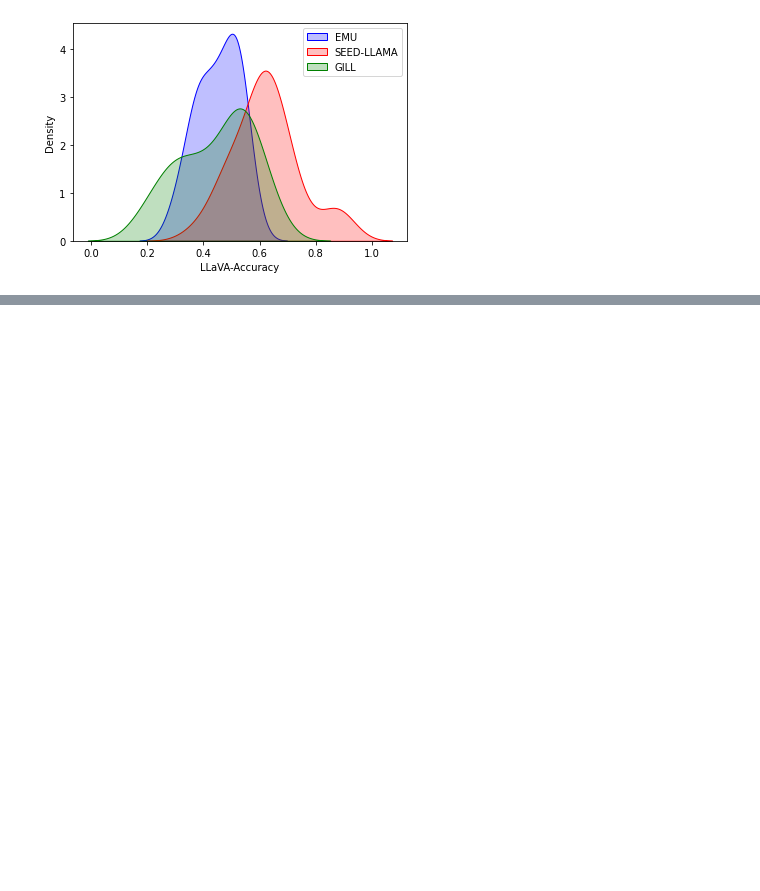
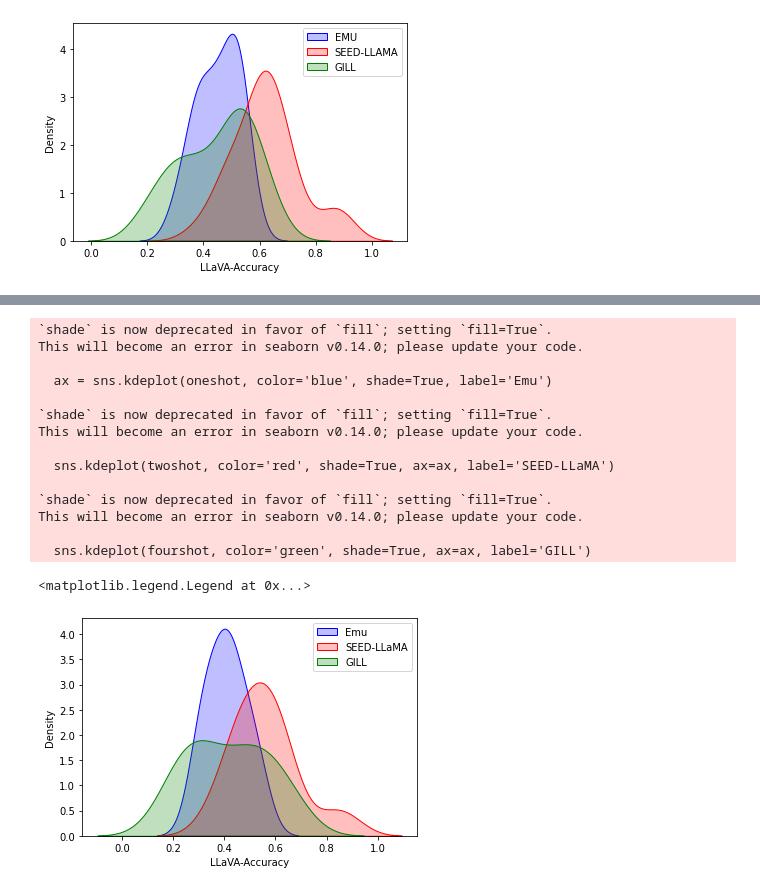
Before and after one commit to UW-Madison-Lee-Lab/CoBSAT, a Jupyter notebook: analysis/clip_llava_alignment.ipynb, the cells around one changed output, grey strips where cells are left out. Drawn from its saved outputs; the diff is of its cells as text; code cells hidden in the pictures; blank space fills up the shorter version.

```diff
--- a/clip_llava_alignment.ipynb
+++ b/analysis/clip_llava_alignment.ipynb
@@ -232,0 +285,32 @@ This will become an error in seaborn v0.14.0; please update your code.
+# %%
+# scatter plot
+shot = 1
+oneshot = get_model_index(data_llava, 'emu', shot)
+twoshot = get_model_index(data_llava, 'seed-llama', shot)
+fourshot = get_model_index(data_llava, 'gill', shot)
+
+# density plot
+ax = sns.kdeplot(oneshot, color='blue', shade=True, label='Emu')
+sns.kdeplot(twoshot, color='red', shade=True, ax=ax, label='SEED-LLaMA')
+sns.kdeplot(fourshot, color='green', shade=True, ax=ax, label='GILL')
+ax.set_xlabel('LLaVA-Accuracy')
+
+# add legend
+plt.legend()
+# %% [output]
+`shade` is now deprecated in favor of `fill`; setting `fill=True`.
+This will become an error in seaborn v0.14.0; please update your code.
+
+  ax = sns.kdeplot(oneshot, color='blue', shade=True, label='Emu')
+
+`shade` is now deprecated in favor of `fill`; setting `fill=True`.
+This will become an error in seaborn v0.14.0; please update your code.
+
+  sns.kdeplot(twoshot, color='red', shade=True, ax=ax, label='SEED-LLaMA')
+
+`shade` is now deprecated in favor of `fill`; setting `fill=True`.
+This will become an error in seaborn v0.14.0; please update your code.
+
+  sns.kdeplot(fourshot, color='green', shade=True, ax=ax, label='GILL')
+<matplotlib.legend.Legend at 0x...>
+[figure, added]
```
Also changed, not shown: parts of 2 cells of this notebook, 2 other files.
